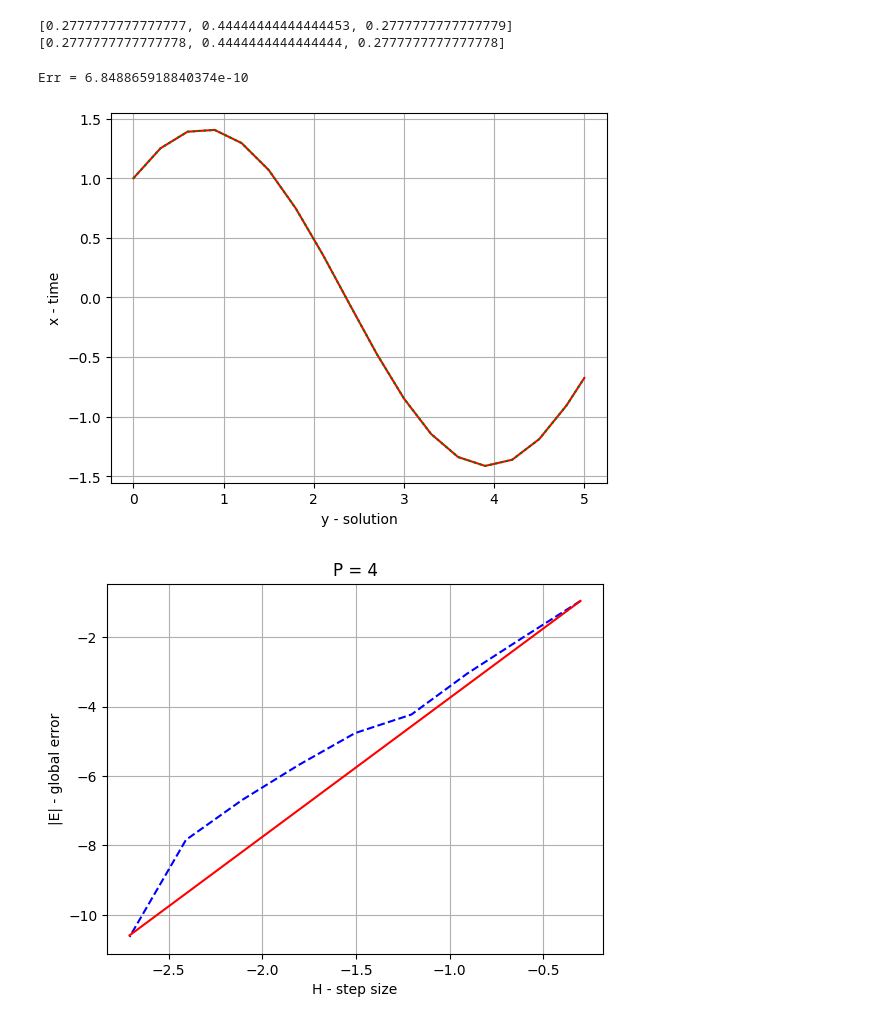
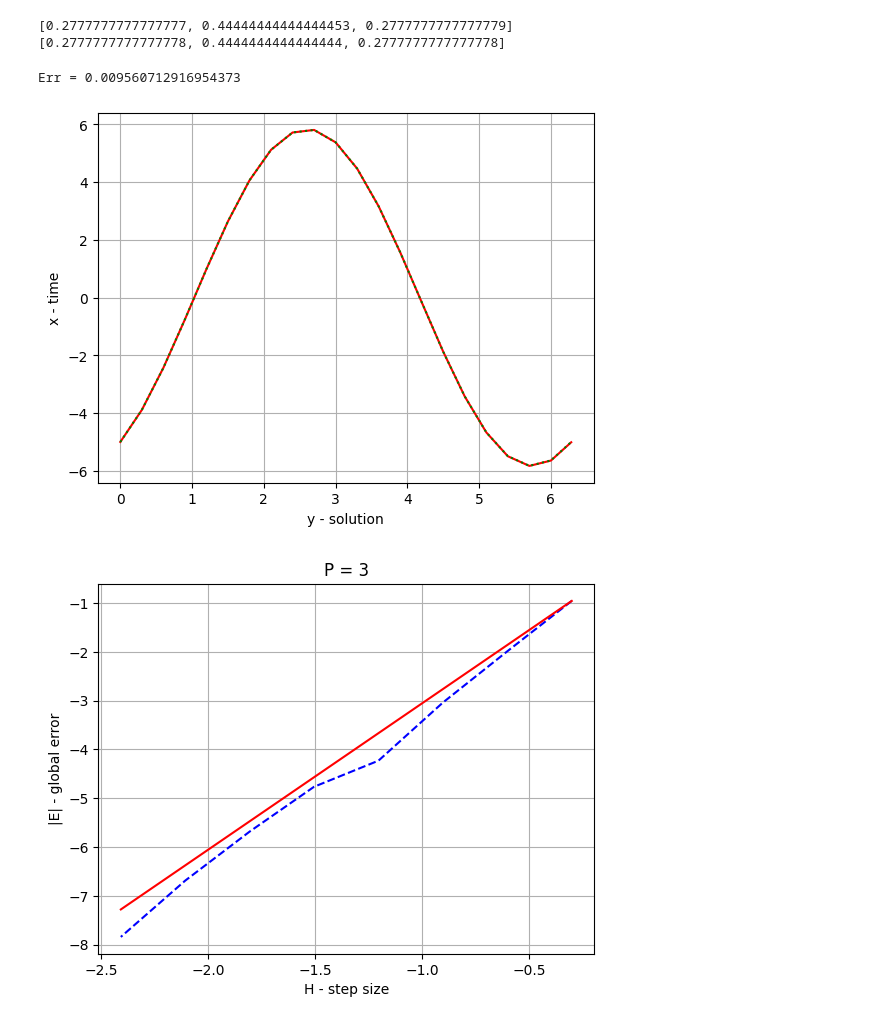
Before and after one commit to LilTenImat/colloss, a Jupyter notebook: colloss2.ipynb, the cells around one changed output. Drawn from its saved outputs; the diff is of its cells as text; code cells hidden in the pictures.

```diff
--- a/colloss2.ipynb
+++ b/colloss2.ipynb
@@ -152,9 +152,12 @@ def getGraph(method, problem, h, customX=None):
 
     print(f'Err = {abs(y[-1] - trueSolDelay[-1])}')
 # %%
-def getGraph2Pow(method, problem, p=3, endPower=10, Q=2):
+from tabulate import tabulate
+
+def getGraph2Pow(method, problem, p=3, endPower=10, Q=2, _P = 3):
     N = []
     H = []
+
     for k in range(1, endPower):
         h = 1 / (Q ** k)
         H.append(np.log10(h))
@@ -164,8 +167,9 @@ def getGraph2Pow(method, problem, p=3, endPower=10, Q=2):
 
     y = N[0]+p*(H-H[0])
 
+
     _, ax = plt.subplots()
-    ax.set_title(f'P = {p}')
+    ax.set_title(f'P = {_P}')
     ax.set_xlabel('H - step size')
     ax.set_ylabel('|E| - global error')
     ax.plot(H, N, color='b', linestyle='--')
@@ -362,12 +381,12 @@ print([5/18, 4/9, 5/18])
 [0.2777777777777777, 0.44444444444444453, 0.2777777777777779]
 [0.2777777777777778, 0.4444444444444444, 0.2777777777777778]
 # %%
-getGraph(GAUSS3_implicit, problem0, H_1)
-getGraph2Pow(GAUSS3_implicit, problem3, p = 4, endPower = 10)
+getGraph(GAUSS3_implicit, problem3, H_1)
+getGraph2Pow(GAUSS3_implicit, problem3, p = 3, endPower = 9)
 # %% [output]
-Err = 6.848865918840374e-10
+Err = 0.009560712916954373
-[figure, old version]
+[figure, new version]
-[figure, old version]
+[figure, new version]
 # %%
 def solution4(x):
     return 4/13 * cos(3*x)+6/13*sin(3*x)+31/26*exp(-2*x)
```
Also changed, not shown: parts of 9 cells of this notebook, 4 other files.
